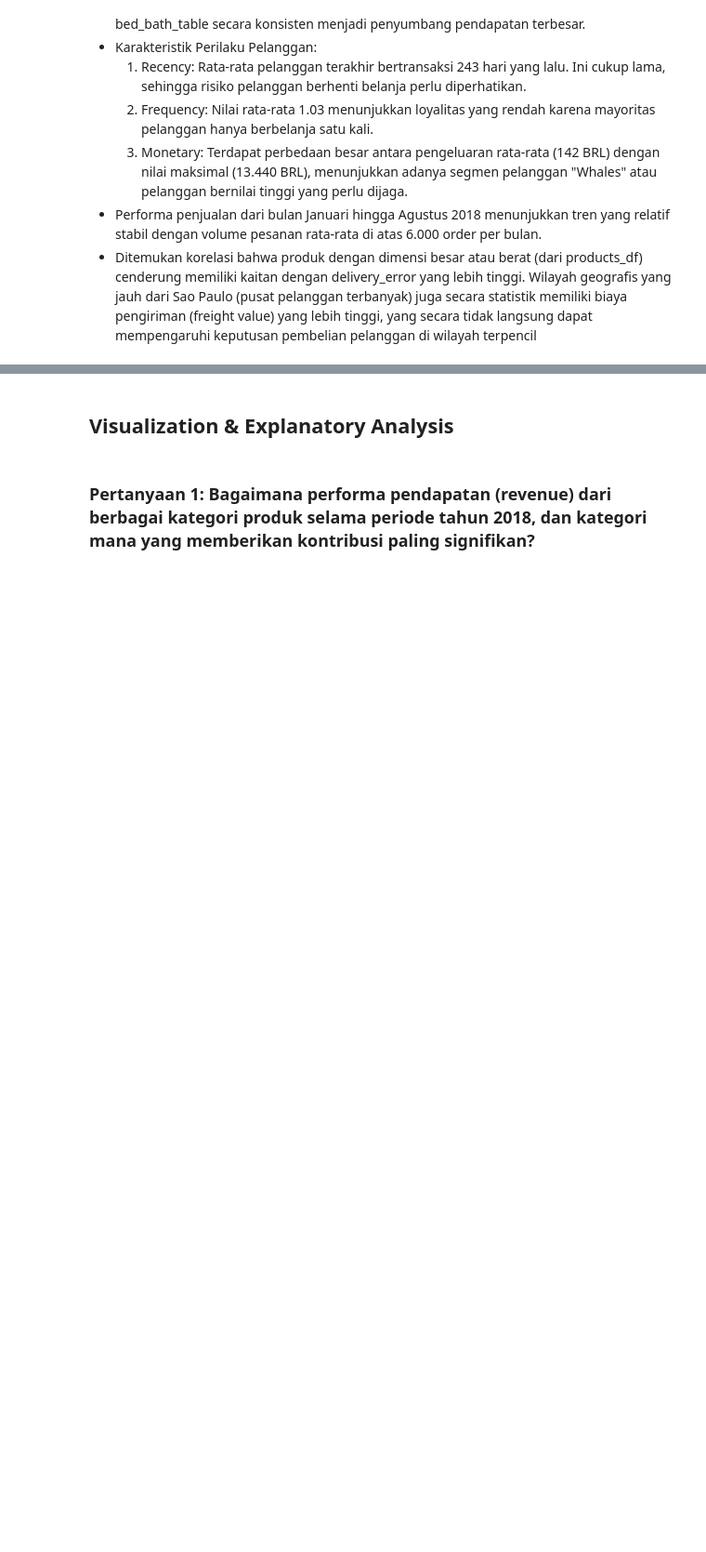
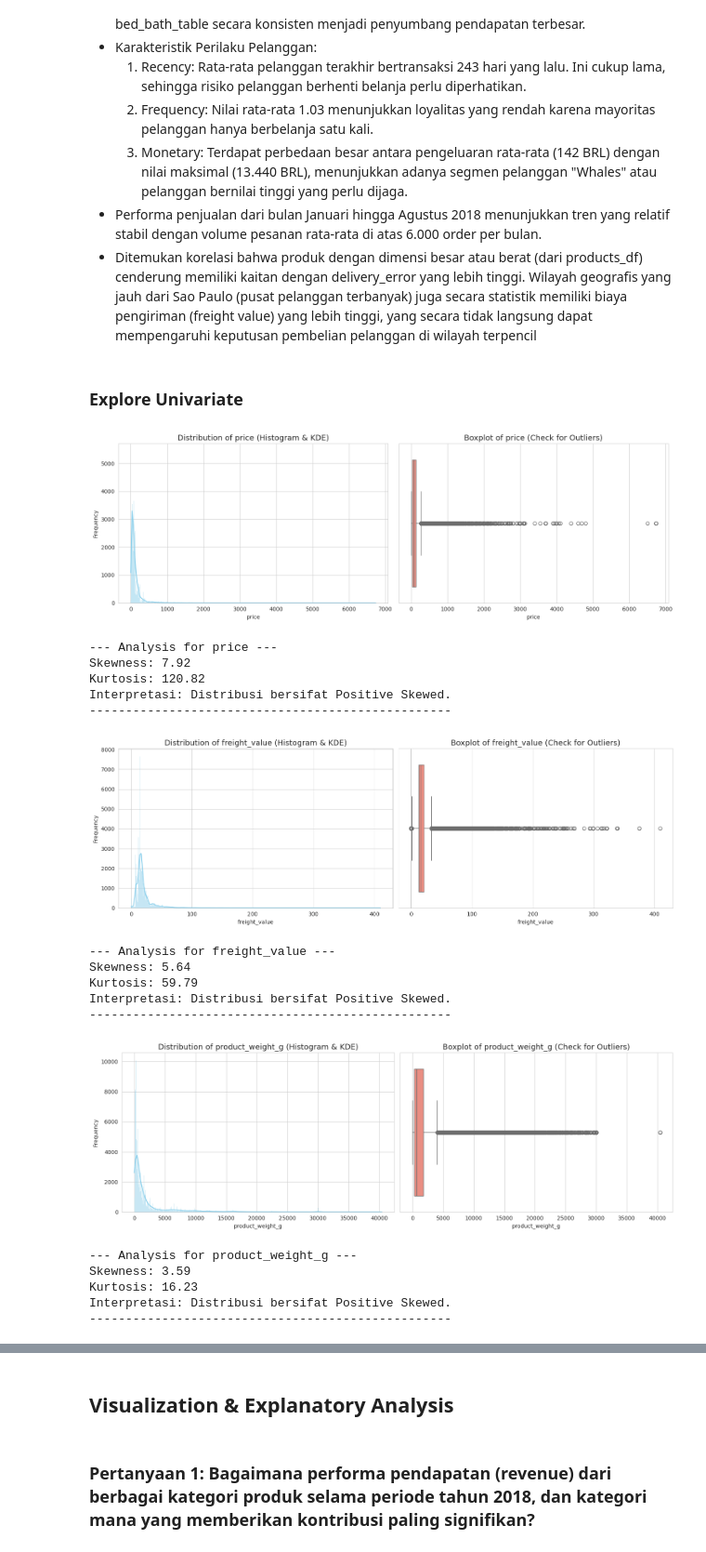
Before and after one commit to faniatantya-gif/ecommerce-data-analysis, a Jupyter notebook: notebook.ipynb, the cells around one changed output, grey strips where cells are left out. Shown at 93% size. Cells and saved outputs as stored; diff of their text form; code cells hidden in the pictures; blank space fills up the shorter version.

```diff
--- a/notebook.ipynb
+++ b/notebook.ipynb
@@ -740,3 +742,58 @@ display(customer_behavior.head())
   3. Monetary: Terdapat perbedaan besar antara pengeluaran rata-rata (142 BRL) dengan nilai maksimal (13.440 BRL), menunjukkan adanya segmen pelanggan "Whales" atau pelanggan bernilai tinggi yang perlu dijaga.
 - Performa penjualan dari bulan Januari hingga Agustus 2018 menunjukkan tren yang relatif stabil dengan volume pesanan rata-rata di atas 6.000 order per bulan.
 - Ditemukan korelasi bahwa produk dengan dimensi besar atau berat (dari products_df) cenderung memiliki kaitan dengan delivery_error yang lebih tinggi. Wilayah geografis yang jauh dari Sao Paulo (pusat pelanggan terbanyak) juga secara statistik memiliki biaya pengiriman (freight value) yang lebih tinggi, yang secara tidak langsung dapat mempengaruhi keputusan pembelian pelanggan di wilayah terpencil
+# %% [markdown]
+### Explore Univariate
+# %%
+cols_to_analyze = ['price', 'freight_value', 'product_weight_g']
+
+for col in cols_to_analyze:
+    fig, axes = plt.subplots(1, 2, figsize=(15, 5))
+
+    # Visualisasi 1: Histogram + KDE
+    sns.histplot(all_df[col], kde=True, ax=axes[0], color='skyblue')
+    axes[0].set_title(f'Distribution of {col} (Histogram & KDE)', fontsize=14)
+    axes[0].set_xlabel(col)
+    axes[0].set_ylabel('Frequency')
+
+    # Visualisasi 2: Boxplot
+    sns.boxplot(x=all_df[col], ax=axes[1], color='salmon')
+    axes[1].set_title(f'Boxplot of {col} (Check for Outliers)', fontsize=14)
+    axes[1].set_xlabel(col)
+
+    plt.tight_layout()
+    plt.show()
+
+    # Analisis Statistik: Skewness & Kurtosis
+    col_skew = skew(all_df[col].dropna())
+    col_kurt = kurtosis(all_df[col].dropna())
+
+    print(f"--- Analysis for {col} ---")
+    print(f"Skewness: {col_skew:.2f}")
+    print(f"Kurtosis: {col_kurt:.2f}")
+
+    if abs(col_skew) < 0.5:
+        print("Interpretasi: Distribusi cenderung simetris (Normal).")
+    else:
+        print(f"Interpretasi: Distribusi bersifat {'Positive' if col_skew > 0 else 'Negative'} Skewed.")
+
+    print("-" * 50)
+# %% [output]
+[figure, added]
+--- Analysis for price ---
+Skewness: 7.92
+Kurtosis: 120.82
+Interpretasi: Distribusi bersifat Positive Skewed.
+--------------------------------------------------
+[figure, added]
+--- Analysis for freight_value ---
+Skewness: 5.64
+Kurtosis: 59.79
+Interpretasi: Distribusi bersifat Positive Skewed.
+--------------------------------------------------
+[figure, added]
+--- Analysis for product_weight_g ---
+Skewness: 3.59
+Kurtosis: 16.23
+Interpretasi: Distribusi bersifat Positive Skewed.
+--------------------------------------------------
```
Also changed, not shown: parts of 22 cells of this notebook.
